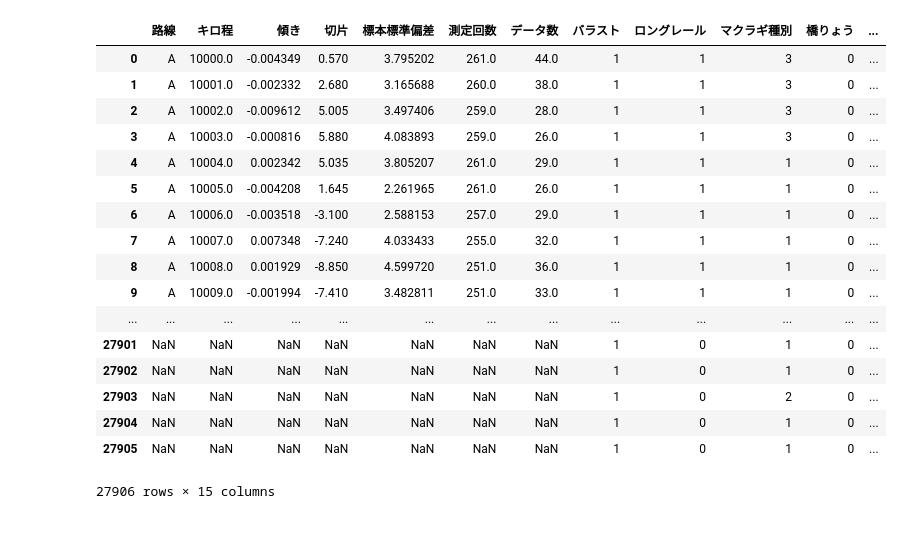
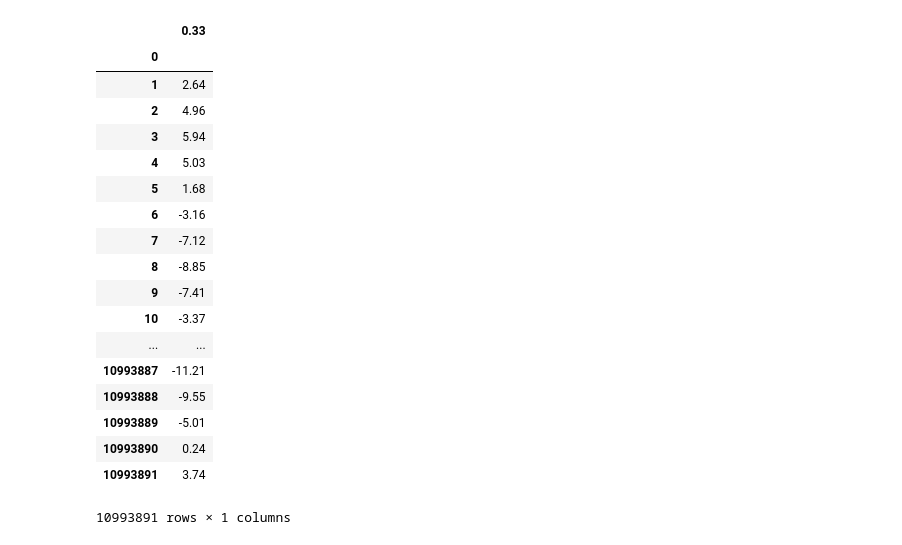
Before and after one commit to a0082273/signate_railway, a Jupyter notebook: check.ipynb, the cells around one changed output. Saved outputs shown, nothing was run; the diff lists cells and outputs as text; code cells hidden in the pictures.

```diff
--- a/check.ipynb
+++ b/check.ipynb
@@ -1,23 +1,24 @@
 # %%
-data5 = pd.read_csv('summary5_A.csv', index_col=0)
-data5
+data12 = pd.read_csv('submit12.csv', index_col=0)
+data12
 # %% [output]
-|  | 路線 | キロ程 | 傾き | 切片 | 標本標準偏差 | 測定回数 | データ数 | バラスト | ロングレール | マクラギ種別 | 橋りょう | ... |
-| 0 | A | 10000.0 | -0.004349 | 0.570 | 3.795202 | 261.0 | 44.0 | 1 | 1 | 3 | 0 | ... |
-| 1 | A | 10001.0 | -0.002332 | 2.680 | 3.165688 | 260.0 | 38.0 | 1 | 1 | 3 | 0 | ... |
-| 2 | A | 10002.0 | -0.009612 | 5.005 | 3.497406 | 259.0 | 28.0 | 1 | 1 | 3 | 0 | ... |
-| 3 | A | 10003.0 | -0.000816 | 5.880 | 4.083893 | 259.0 | 26.0 | 1 | 1 | 3 | 0 | ... |
-| 4 | A | 10004.0 | 0.002342 | 5.035 | 3.805207 | 261.0 | 29.0 | 1 | 1 | 1 | 0 | ... |
-| 5 | A | 10005.0 | -0.004208 | 1.645 | 2.261965 | 261.0 | 26.0 | 1 | 1 | 1 | 0 | ... |
-| 6 | A | 10006.0 | -0.003518 | -3.100 | 2.588153 | 257.0 | 29.0 | 1 | 1 | 1 | 0 | ... |
-| 7 | A | 10007.0 | 0.007348 | -7.240 | 4.033433 | 255.0 | 32.0 | 1 | 1 | 1 | 0 | ... |
-| 8 | A | 10008.0 | 0.001929 | -8.850 | 4.599720 | 251.0 | 36.0 | 1 | 1 | 1 | 0 | ... |
-| 9 | A | 10009.0 | -0.001994 | -7.410 | 3.482811 | 251.0 | 33.0 | 1 | 1 | 1 | 0 | ... |
-| ... | ... | ... | ... | ... | ... | ... | ... | ... | ... | ... | ... | ... |
-| 27901 | NaN | NaN | NaN | NaN | NaN | NaN | NaN | 1 | 0 | 1 | 0 | ... |
-| 27902 | NaN | NaN | NaN | NaN | NaN | NaN | NaN | 1 | 0 | 1 | 0 | ... |
-| 27903 | NaN | NaN | NaN | NaN | NaN | NaN | NaN | 1 | 0 | 2 | 0 | ... |
-| 27904 | NaN | NaN | NaN | NaN | NaN | NaN | NaN | 1 | 0 | 1 | 0 | ... |
-| 27905 | NaN | NaN | NaN | NaN | NaN | NaN | NaN | 1 | 0 | 1 | 0 | ... |
+|  | 0.33 |
+| 0 |  |
+| 1 | 2.64 |
+| 2 | 4.96 |
+| 3 | 5.94 |
+| 4 | 5.03 |
+| 5 | 1.68 |
+| 6 | -3.16 |
+| 7 | -7.12 |
+| 8 | -8.85 |
+| 9 | -7.41 |
+| 10 | -3.37 |
+| ... | ... |
+| 10993887 | -11.21 |
+| 10993888 | -9.55 |
+| 10993889 | -5.01 |
+| 10993890 | 0.24 |
+| 10993891 | 3.74 |
-27906 rows × 15 columns
+10993891 rows × 1 columns
 # %%
```
Also changed, not shown: parts of 23 cells of this notebook, 3 other files.
